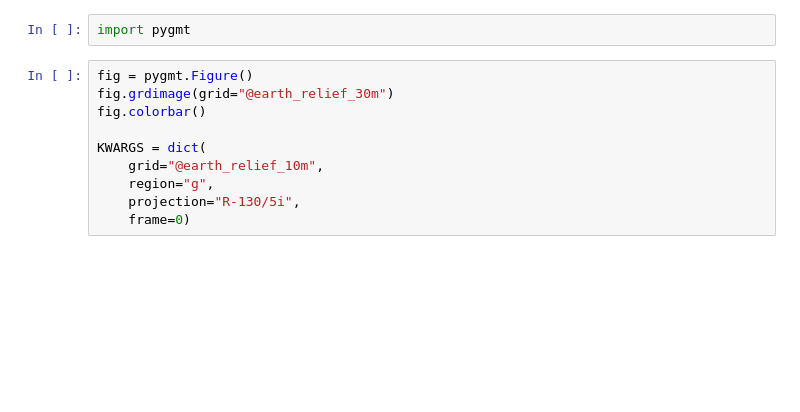
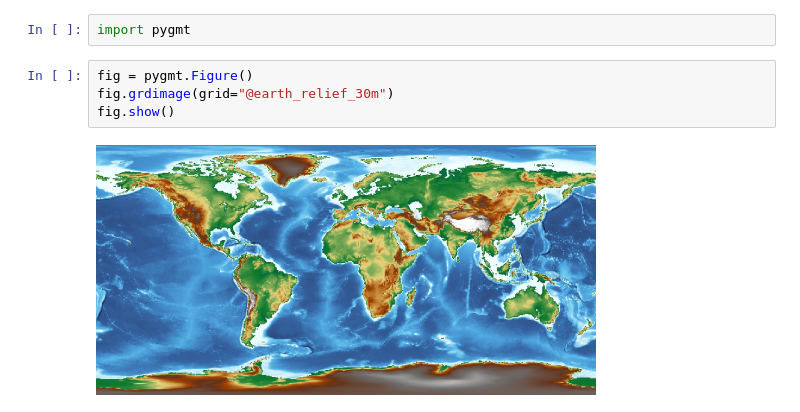
Before and after one commit to willschlitzer/learn-pygmt, a Jupyter notebook: grdimage-guide.ipynb, the cells around one changed output. Saved outputs shown, nothing was run; the diff lists cells and outputs as text; blank space fills up the shorter version.

```diff
--- a/grdimage-guide.ipynb
+++ b/grdimage-guide.ipynb
@@ -3,10 +3,6 @@ import pygmt
 # %%
 fig = pygmt.Figure()
 fig.grdimage(grid="@earth_relief_30m")
-fig.colorbar()
-
-KWARGS = dict(
-    grid="@earth_relief_10m",
-    region="g",
-    projection="R-130/5i",
-    frame=0)
+fig.show()
+# %% [output]
+[figure, added]
```
Also changed, not shown: parts of 5 cells of this notebook.
